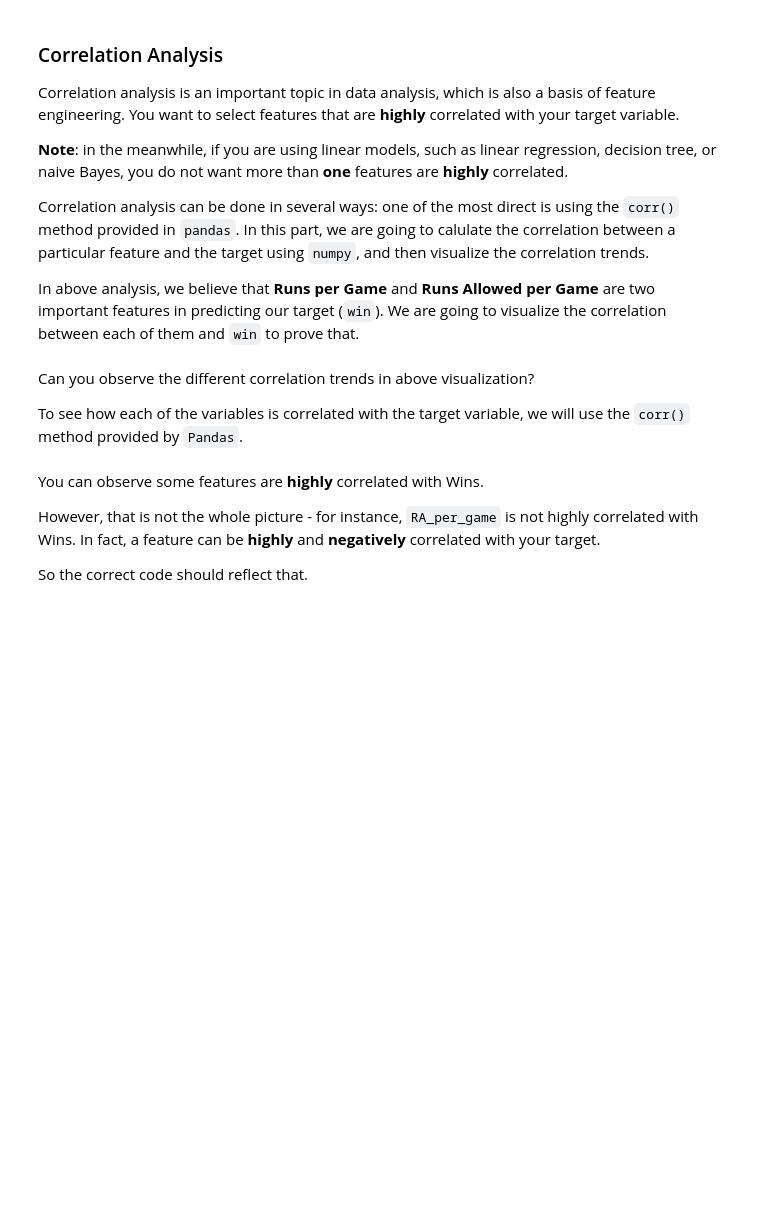
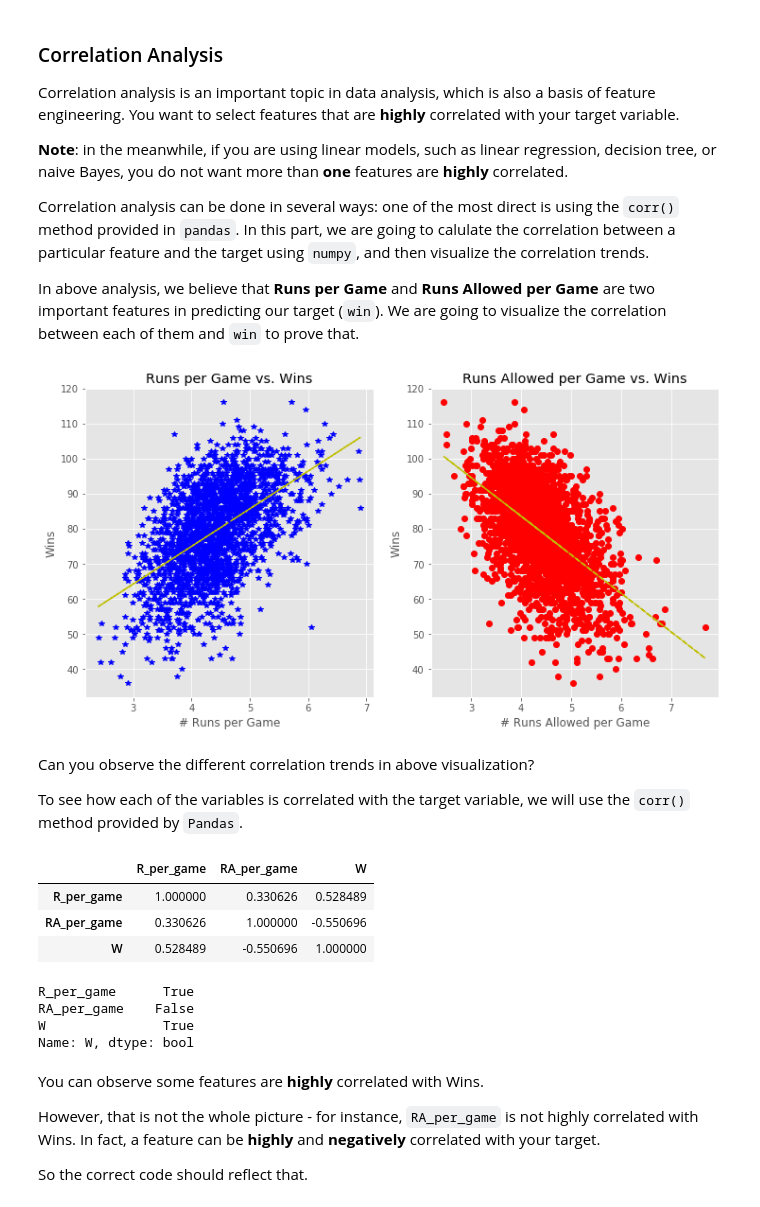
Before and after one commit to fairfield-university-ba545/week-4-DawnMassey, a Jupyter notebook: Mini_project_1_baseball_analytics_pt2.ipynb, the cells around one changed output. Cells and saved outputs as stored; diff of their text form; code cells hidden in the pictures; blank space fills up the shorter version.

```diff
--- a/Mini_project_1_baseball_analytics_pt2.ipynb
+++ b/Mini_project_1_baseball_analytics_pt2.ipynb
@@ -243,16 +443,15 @@ def assign_decade(year):
 #### complete the code below
 #### Add `decade_label` column to `df`
 #### by applying `assign_decade` function to the `df['yearID'] column
+df['decade_label'] = (df['yearID'].apply(assign_label))
 
+#### create dummy variables for `decade_label`
+#### call `pd.get_dummies` on `df['decade_label']`
+#### set the `prefix` parameter of `get_dummies` to `'decade'`
+#### store the results in a dataframe `decade_df`
+decade_df = df.copy()
+decade_df['decade_label_dummy'] = decade_df['decade_label']
+decade_df['decade_label_dummy']=(pd.get_dummies(df['decade_label'], prefix=['era']))
 
-#### create dummy variables for `year_label`
-#### call `pd.get_dummies` on `df['year_label']`
-#### set the `prefix` parameter of `get_dummies` to `'era'`
-#### store the results in a dataframe `decade_df`
-
-
-#### Concatenate `df` and `decade_df` using pd.concat()
-
-
-#### Check if above actions are done properly
-#### by looking at the first 5 rows of `df`
+#Checking the values for the "decade_label_dummy"
+decade_df['decade_label_dummy'].describe()
@@ -261,3 +509,0 @@ The next step in __feature engineering__ is to remove all unwanted features, in
-# %%
-#### complete your code here
-df = df.drop(####)
@@ -268,11 +522,14 @@ _Runs per Game_ and _Runs Allowed per Game_ (at __game__ level, not aggregated)
 #### runs per game = # of runs/# of games
 #### # of runs is in `df['R']`
 #### # of games is in `df['G']`
-
+df['R_per_game'] = df['R']/df['G']
+#print(R_per_game) #checked code above to make sure it worked
 
 #### runs allowed per game = # of runs allowed/# of games
 #### # of runs allowed is in `df['RA']
-
+df['RA_per_game'] = df['RA']/df['G']
+#print(RA_per_game) #checked code above to make sure it worked
 
 #### double check whether our calculations are successful or not
 #### by looking at the first 10 columns of `df`
+df.head(10)
@@ -306,42 +586,68 @@ y = df['W']
 #### if you don't remember how to create a scatterplot, please refer to part 1
 #### in the 1st sub-figure (`ax1`), we define the x-axis as 'Runs per Game'
 #### and y-axis as 'Wins', and color as 'blue'
+ax1.plot(df['R_per_game'],df['W'], 'b*')  # blue stars
+
 
 #### You will also add title as 'Runs per Game vs. Wins'
+ax1.set_title('Runs per Game vs. Wins')
 
 #### and then add proper axis names to it
+ax1.set_xlabel('# Runs per Game') # x label
+ax1.set_ylabel('Wins')  # y label
+
 
 
 # To better visualize the correlation trend, we are going to add trend line to it
 # Following snippet add trend line of correlation to `ax1`
 
 z = np.polyfit(x1, y, 1)
 p = np.poly1d(z)
 ax1.plot(x1,p(x1),"y--")
 
 #### complete your code here
 #### similarly, we are going to visualize the correlation between `runs allowed per game`
 #### and `Wins` in `ax2`, we set the color to 'red'
+ax2.plot(df['RA_per_game'],df['W'],'ro')  # red dots
 
 #### You will also add title as 'Runs Allowed per Game vs. Wins'
+ax2.set_title('Runs Allowed per Game vs. Wins')
 
 #### you will then add x-axis label to `ax2` - note that you do not need
 #### to add y-axis label since it is shared with `ax1`
-
+ax2.set_xlabel('# Runs Allowed per Game')  # x label
+ax2.set_ylabel('Wins')  # y label
 
 # We will use the similar code as above to add trend line in `ax2`
 z1 = np.polyfit(x2, y, 1)
 p1 = np.poly1d(z1)
 ax2.plot(x2,p1(x2),"y--")
 
 #### show the plot
+plt.show()
+# %% [output]
+[figure, added]
 # %% [markdown]
 Can you observe the different correlation trends in above visualization?
 
 To see how each of the variables is correlated with the target variable, we will use the `corr()` method provided by `Pandas`.
+# %%
+#### complete your code below
+features=list(['R_per_game','RA_per_game', 'W'])
+df[features].corr()
+# %% [output]
+|  | R_per_game | RA_per_game | W |
+| R_per_game | 1.000000 | 0.330626 | 0.528489 |
+| RA_per_game | 0.330626 | 1.000000 | -0.550696 |
+| W | 0.528489 | -0.550696 | 1.000000 |
 # %%
-#### complete your code below
 #### check if features are highly correlated with Wins(`df['W']`) (>.5)
+df[features].corr()['W'] > 0.5
+# %% [output]
+R_per_game      True
+RA_per_game    False
+W               True
+Name: W, dtype: bool
 # %% [markdown]
 You can observe some features are __highly__ correlated with Wins.
 
```
Also changed, not shown: parts of 31 cells of this notebook.
